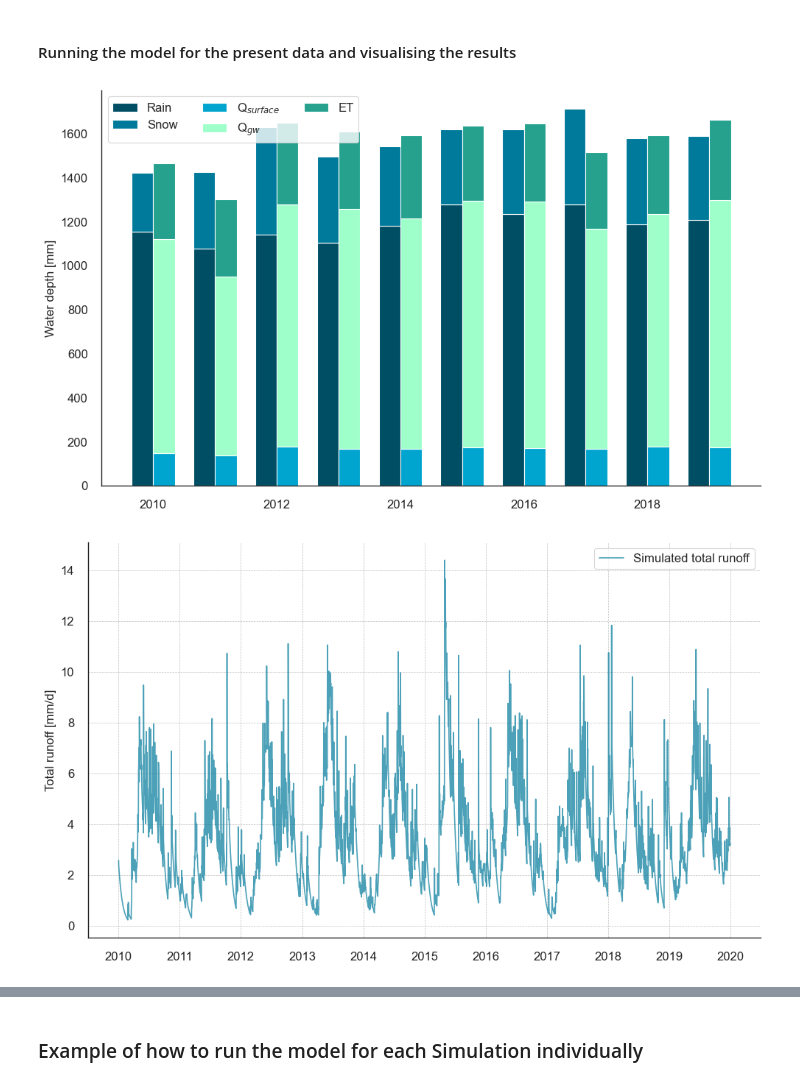
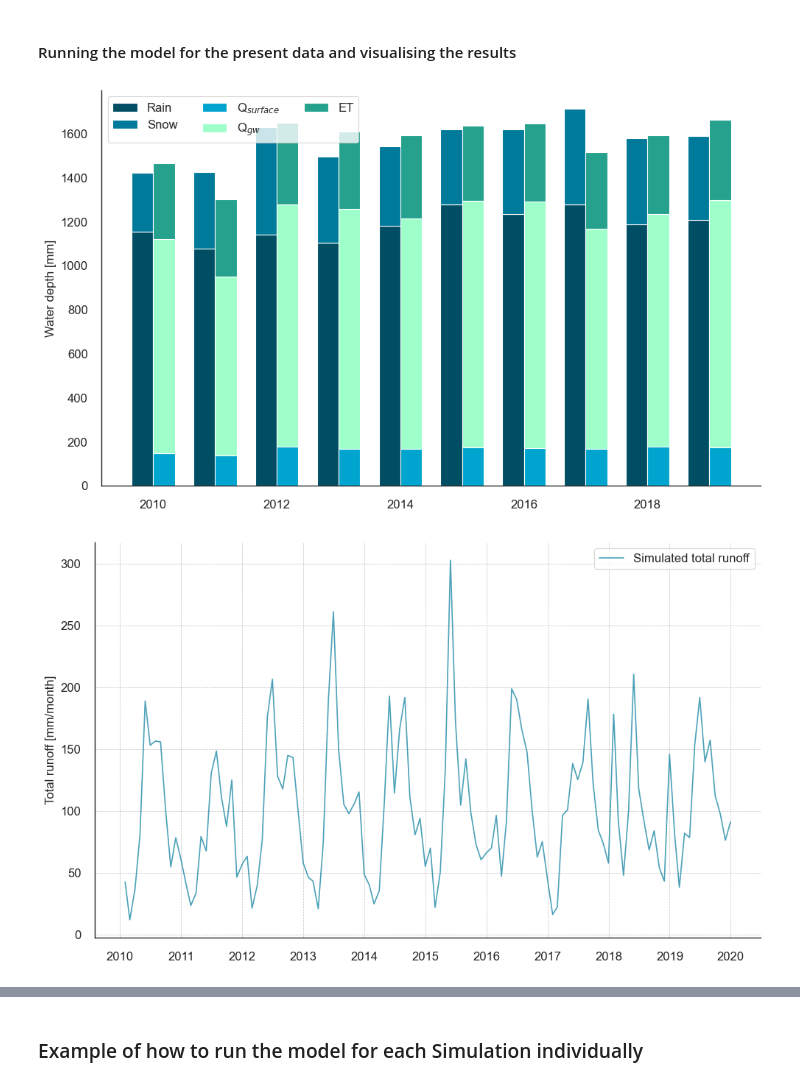
Before and after one commit to CooperBigFoot/climate-impacts, a Jupyter notebook: code/eda.ipynb, the cells around one changed output, grey strips where cells are left out. Drawn from its saved outputs; the diff is of its cells as text; code cells hidden in the pictures.

```diff
--- a/code/eda.ipynb
+++ b/code/eda.ipynb
@@ -203,23 +196,28 @@ processed_exp_first_data
 # %% [markdown]
 ### Setting up the model for the catchment of Gsteig and the calibrated parameters from Assignment
 # %%
-bucket_model = BucketModel(k=0.83, S_max=12.554, fr=0.111, rg=23.587, gauge_adj=0.267) # Parameters from Assignment 2
+bucket_model = BucketModel(
+    k=0.83, S_max=12.554, fr=0.111, rg=23.587, gauge_adj=0.267
+)  # Parameters from Assignment 2
 
-bucket_model.set_catchment_properties(lapse_rate=0.5/100,            # °C/m
-                                station_elevation=1638,        # m.a.s.l
-                                basin_elevation=2035,          # m.a.s.l
-                                snowmelt_temp_threshold=0,     # °C
-                                latitude=46.9)                 # °N
+bucket_model.set_catchment_properties(
+    lapse_rate=0.5 / 100,  # °C/m
+    station_elevation=1638,  # m.a.s.l
+    basin_elevation=2035,  # m.a.s.l
+    snowmelt_temp_threshold=0,  # °C
+    latitude=46.9,
+)  # °N
 # %% [markdown]
 #### Running the model for the present data and visualising the results
 # %%
 results = bucket_model.run(data=processed_present_data)
 # %%
 plot_water_balance(results=results, start_year='2010', end_year='2019')
+plot_timeseries(results=results, start_year='2010', end_year='2019', monthly=True)
 plot_timeseries(results=results, start_year='2010', end_year='2019')
 plot_KDE(results=results)
 plot_monthly_boxplot(results=results)
 plot_ECDF(results=results)
 # %% [output]
 [figure]
-[figure, old version]
+[figure, new version]
```
Also changed, not shown: parts of 5 cells of this notebook.
